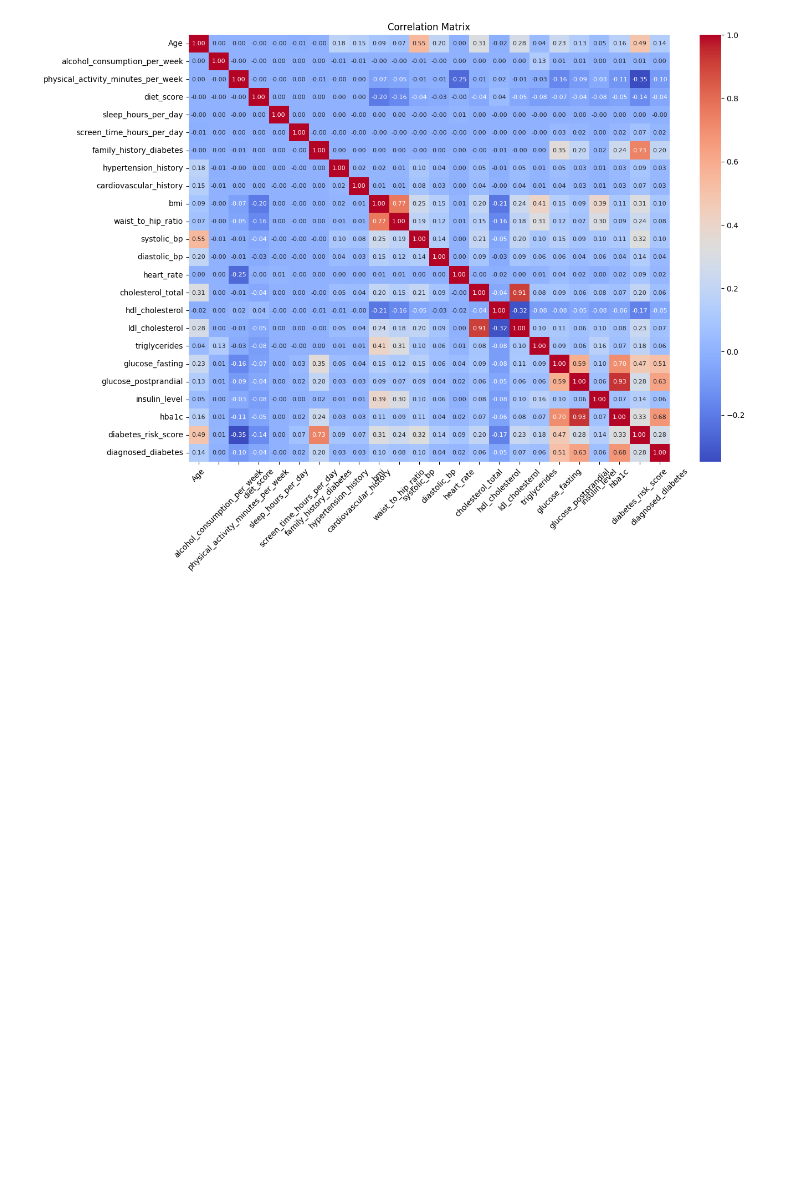
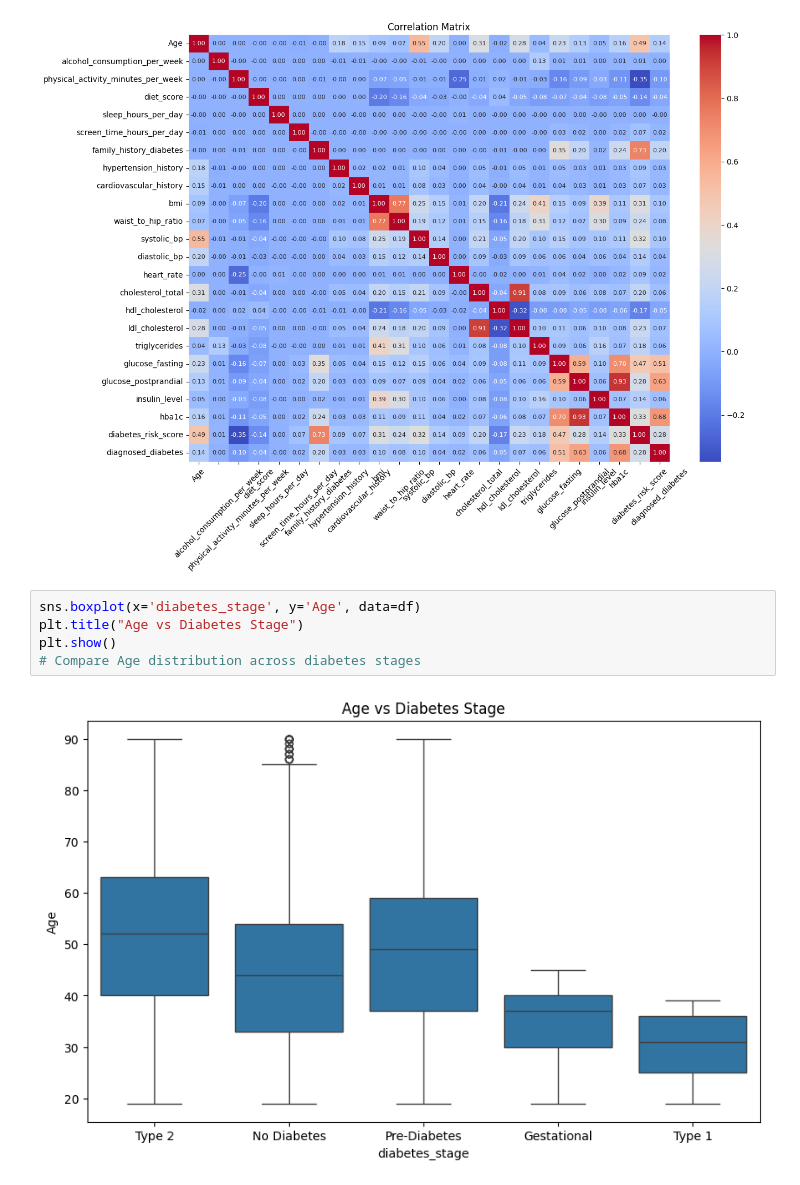
Before and after one commit to daneetjie/BC_Analytics, a Jupyter notebook: Data Understanding.ipynb, the cells around one changed output. Drawn from its saved outputs; the diff is of its cells as text; blank space fills up the shorter version.

```diff
--- a/Data Understanding.ipynb
+++ b/Data Understanding.ipynb
@@ -160,3 +160,10 @@ plt.show()
 # First computes the correlation matrix for numerical variables, then visualizes correlations using a heatmap
 # %% [output]
 [figure]
+# %%
+sns.boxplot(x='diabetes_stage', y='Age', data=df)
+plt.title("Age vs Diabetes Stage")
+plt.show()
+# Compare Age distribution across diabetes stages
+# %% [output]
+[figure, added]
```
Also changed, not shown: parts of 3 cells of this notebook.
